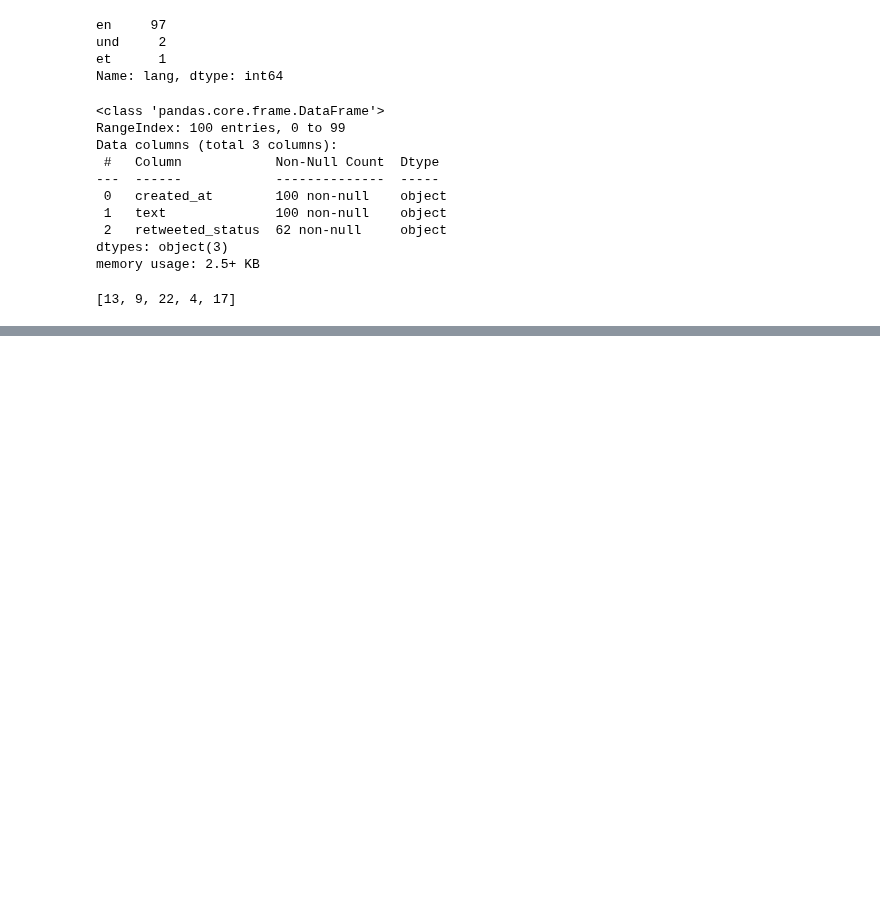
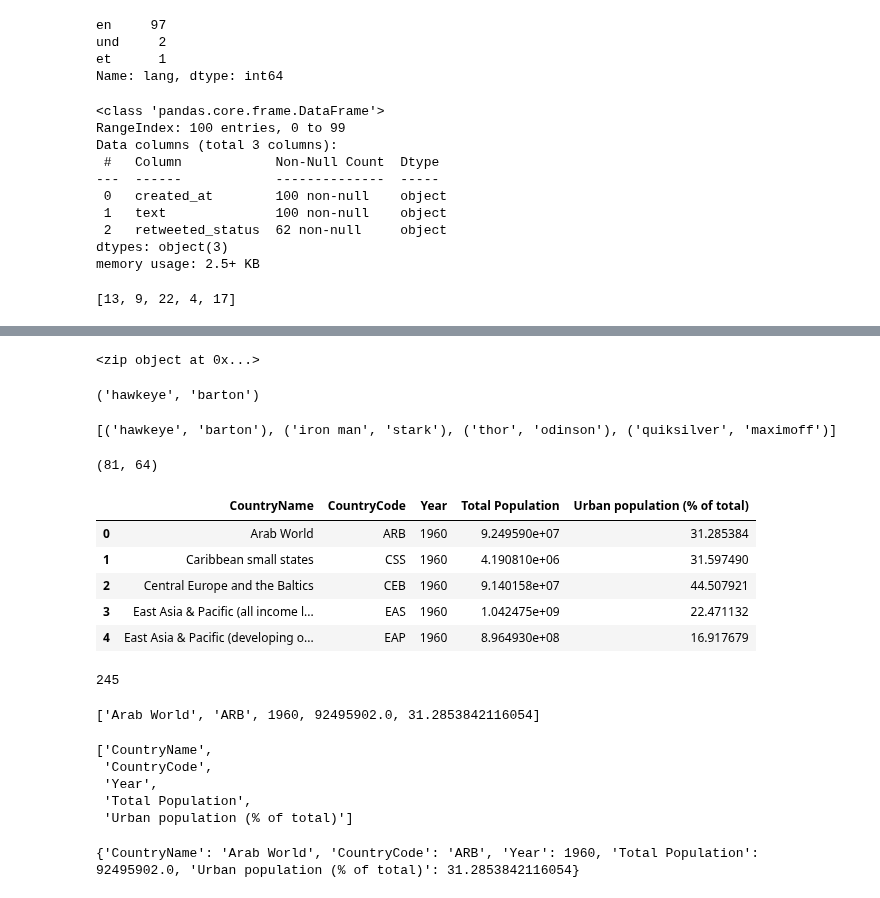
Before and after one commit to ecuerbo/pyprac, a Jupyter notebook: datacamp/python-toolbox2.ipynb, the cells around one changed output, grey strips where cells are left out. Drawn from its saved outputs; the diff is of its cells as text; code cells hidden in the pictures; blank space fills up the shorter version.

```diff
--- a/datacamp/python-toolbox2.ipynb
+++ b/datacamp/python-toolbox2.ipynb
@@ -281,0 +489,4 @@ print(squares)
+# %%
+link = 'https://assets.datacamp.com/production/repositories/464/datasets/2175fef4b3691db03449bbc7ddffb740319c1131/world_ind_pop_data.csv'
+df = pd.read_csv(link)
+df.info()
@@ -281,0 +510,15 @@ print(squares)
+# %%
+avengers = ['hawkeye','iron man', 'thor','quiksilver']
+names = ['barton', 'stark','odinson','maximoff']
+z = zip(avengers, names)
+print(z)
+# %% [output]
+<zip object at 0x...>
+# %%
+print(next(z))
+# %% [output]
+('hawkeye', 'barton')
+# %%
+print(list(z))
+# %% [output]
+[('hawkeye', 'barton'), ('iron man', 'stark'), ('thor', 'odinson'), ('quiksilver', 'maximoff')]
@@ -281,0 +531,17 @@ print(squares)
+# %%
+raise_both(3,4)
+# %% [output]
+(81, 64)
+# %%
+df.head()
+# %% [output]
+|  | CountryName | CountryCode | Year | Total Population | Urban population (% of total) |
+| 0 | Arab World | ARB | 1960 | 9.249590e+07 | 31.285384 |
+| 1 | Caribbean small states | CSS | 1960 | 4.190810e+06 | 31.597490 |
+| 2 | Central Europe and the Baltics | CEB | 1960 | 9.140158e+07 | 44.507921 |
+| 3 | East Asia & Pacific (all income l... | EAS | 1960 | 1.042475e+09 | 22.471132 |
+| 4 | East Asia & Pacific (developing o... | EAP | 1960 | 8.964930e+08 | 16.917679 |
+# %%
+len(df['CountryCode'].unique())
+# %% [output]
+245
@@ -281,0 +551,18 @@ print(squares)
+# %%
+row_vals
+# %% [output]
+['Arab World', 'ARB', 1960, 92495902.0, 31.2853842116054]
+# %%
+feature_names
+# %% [output]
+['CountryName',
+ 'CountryCode',
+ 'Year',
+ 'Total Population',
+ 'Urban population (% of total)']
+# %%
+zipped_lists = zip(feature_names, row_vals)
+rs_dict = dict(zipped_lists)
+print(rs_dict)
+# %% [output]
+{'CountryName': 'Arab World', 'CountryCode': 'ARB', 'Year': 1960, 'Total Population': 92495902.0, 'Urban population (% of total)': 31.2853842116054}
```
Also changed, not shown: parts of 50 cells of this notebook, 1 other file.
